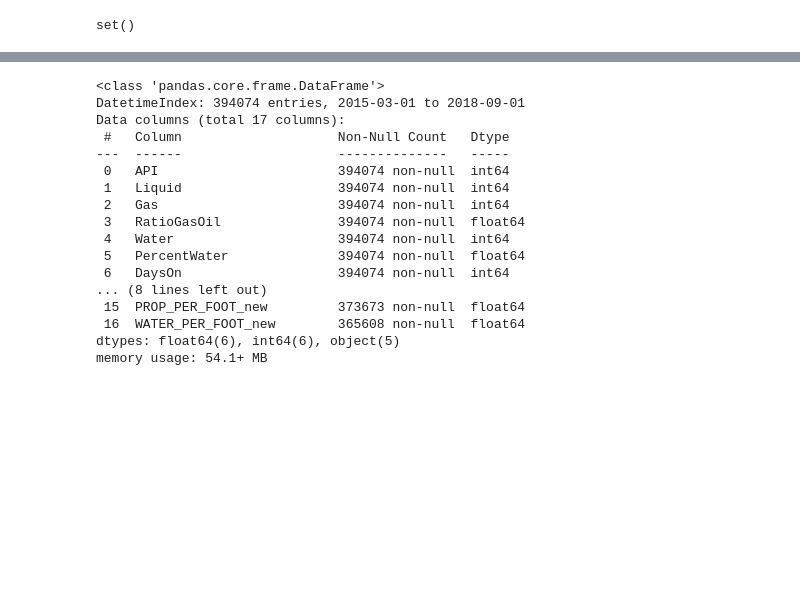
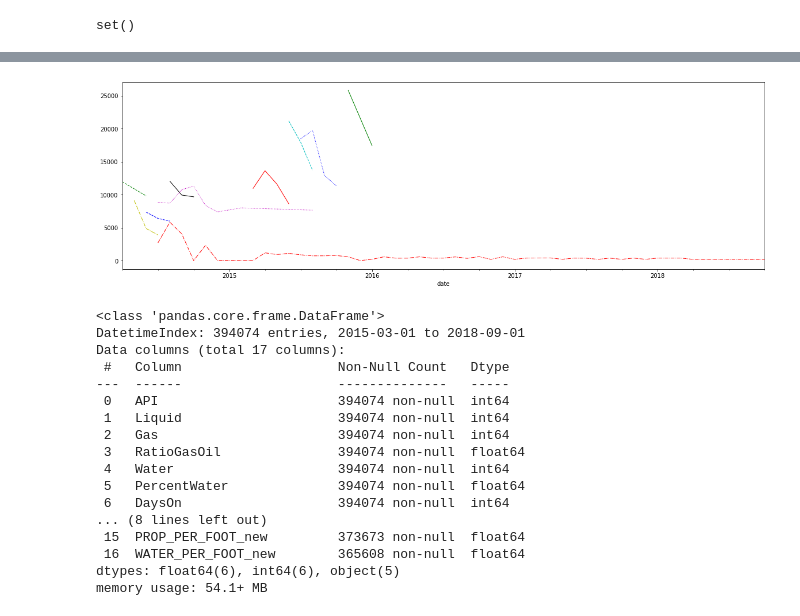
Before and after one commit to Dnbg1982/Oil-Gas-Projects, a Jupyter notebook: Reservoir Engineering/Notebooks/Oil_produc_forecasting.ipynb, the cells around one changed output, grey strips where cells are left out. Drawn from its saved outputs; the diff is of its cells as text; code cells hidden in the pictures; blank space fills up the shorter version.

```diff
--- a/Reservoir Engineering/Notebooks/Oil_produc_forecasting.ipynb
+++ b/Reservoir Engineering/Notebooks/Oil_produc_forecasting.ipynb
@@ -259,3 +269,14 @@ plt.show()
+# %%
+# Plot some random wells from test_df to see their behaviour
+random_wells_test = np.random.choice(test_df.API.unique(), 10)
+
+for well in random_wells_test:
+    test_df[(test_df['API'] == well)]['Liquid'].plot(figsize=(20, 6))
+
+plt.rc('axes', prop_cycle=(cycler('color', ['r', 'g', 'b', 'y', 'k', 'c', 'm', 'r', 'g', 'b', 'y', 'k', 'c', 'm','b','y']) + cycler('linestyle', ['-', '--', ':', '-.', '-', '--', ':', '-.', '-', '--', ':', '-.', '-', '--', ':', '-.'])))
+plt.rc('lines', linewidth=1)
+# %% [output]
+[figure, added]
 # %%
 train_df.info()
 # %% [output]
```
Also changed, not shown: parts of 27 cells of this notebook.
